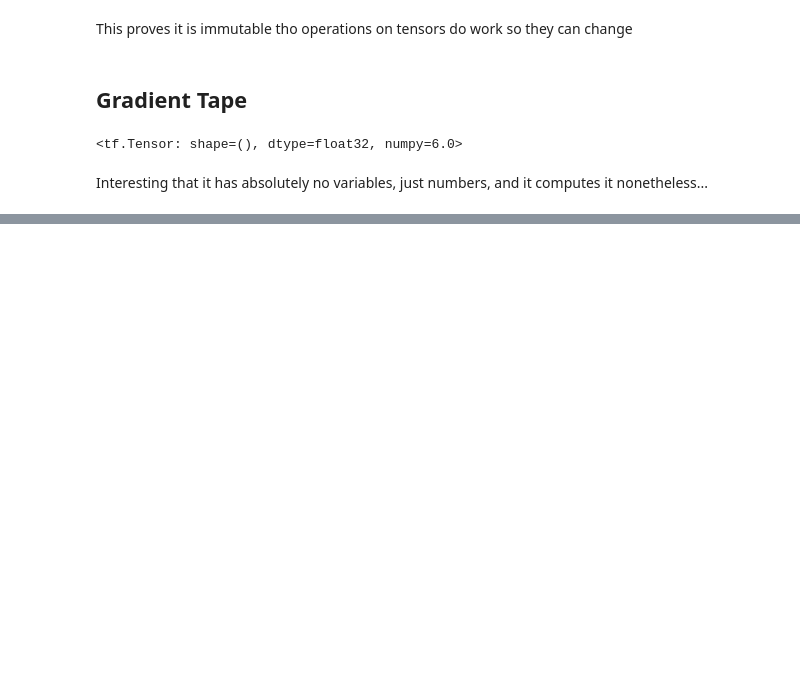
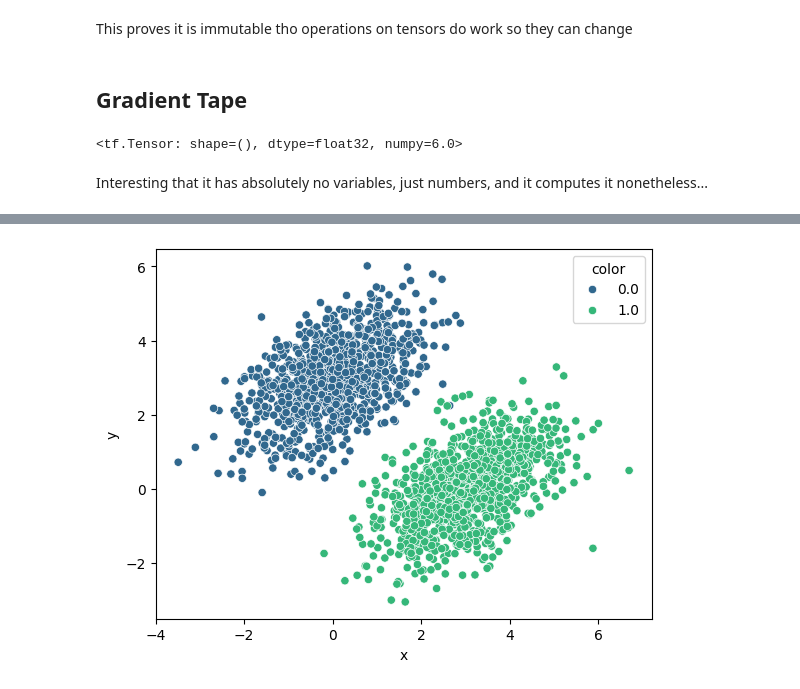
Before and after one commit to bigflyy/DeepLearningWithPython, a Jupyter notebook: 2LinearClassifierTensorFlow.ipynb, the cells around one changed output, grey strips where cells are left out. Saved outputs shown, nothing was run; the diff lists cells and outputs as text; code cells hidden in the pictures; blank space fills up the shorter version.

```diff
--- a/2LinearClassifierTensorFlow.ipynb
+++ b/2LinearClassifierTensorFlow.ipynb
@@ -34,0 +38,13 @@ Interesting that it has absolutely no variables, just numbers, and it computes i
+# %%
+num_samples_per_class = 1000
+
+negative_samples = np.random.multivariate_normal(
+mean=[0, 3],
+cov=[[1, 0.5],[0.5, 1]],
+size=num_samples_per_class)
+
+positive_samples = np.random.multivariate_normal(
+mean=[3, 0],
+cov=[[1, 0.5],[0.5, 1]],
+size=num_samples_per_class)
+display(negative_samples,positive_samples)
@@ -34,0 +66,3 @@ Interesting that it has absolutely no variables, just numbers, and it computes i
+# %%
+inputs = np.vstack((negative_samples, positive_samples)).astype(np.float32)
+inputs
@@ -34,0 +77,3 @@ Interesting that it has absolutely no variables, just numbers, and it computes i
+# %%
+targets = np.vstack((np.zeros((num_samples_per_class,1),dtype="float32"), np.ones((num_samples_per_class,1),dtype="float32")))
+targets
@@ -34,0 +88,15 @@ Interesting that it has absolutely no variables, just numbers, and it computes i
+# %%
+# Convert data to a DataFrame for easier Seaborn handling
+df = pd.DataFrame({
+    'x': inputs[:, 0],
+    'y': inputs[:, 1],
+    'color': targets[:, 0]
+})
+
+# Create the scatter plot
+sns.scatterplot(data=df, x='x', y='y', hue='color', palette='viridis')
+
+# Show the plot
+plt.show()
+# %% [output]
+[figure, added]
```
Also changed, not shown: parts of 16 cells of this notebook.
